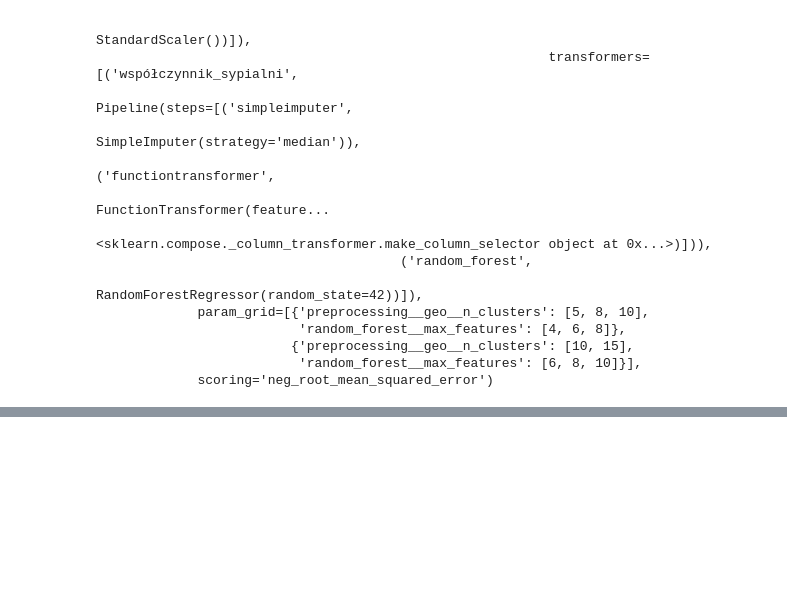
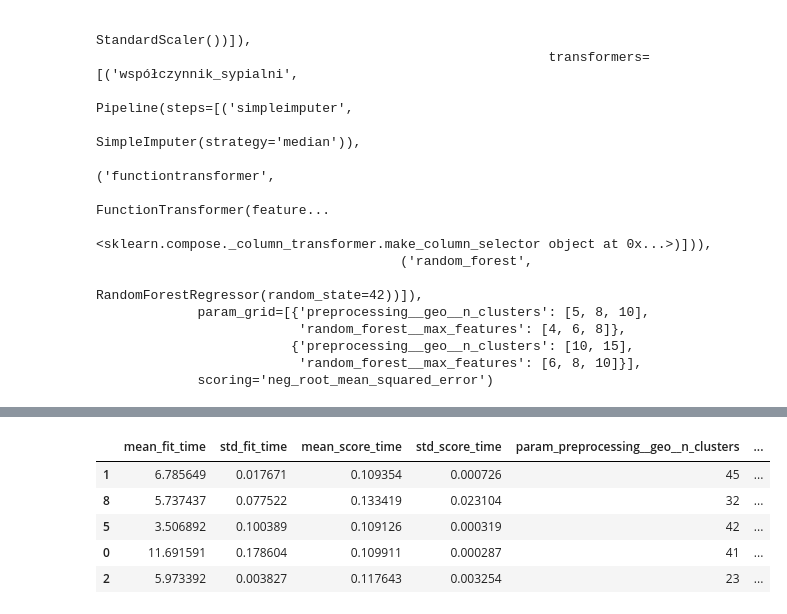
Before and after one commit to chorna111/WUM, a Jupyter notebook: notebooks/02_pierwszy_projekt_uczenia_maszynowego.ipynb, the cells around one changed output, grey strips where cells are left out. Cells and saved outputs as stored; diff of their text form; code cells hidden in the pictures; blank space fills up the shorter version.

```diff
--- a/notebooks/02_pierwszy_projekt_uczenia_maszynowego.ipynb
+++ b/notebooks/02_pierwszy_projekt_uczenia_maszynowego.ipynb
@@ -1130,0 +1170,10 @@ GridSearchCV(cv=3,
+# %%
+from sklearn.model_selection import RandomizedSearchCV
+from scipy.stats import randint
+param_distribs={'preprocessing__geo__n_clusters':randint(low=3,high=50),
+                'random_forest__max_features':randint(low=2,high=20)}
+rnd_search=RandomizedSearchCV(
+    full_pipeline,param_distributions=param_distribs,n_iter=10,cv=3,
+    scoring='neg_root_mean_squared_error',random_state=42
+)
+rnd_search.fit(X=X_train,y=Y_train)
@@ -1130,0 +1198,11 @@ GridSearchCV(cv=3,
+# %%
+cv_res=pd.DataFrame(rnd_search.cv_results_)
+cv_res.sort_values(by='rank_test_score',ascending=True,inplace=True)
+cv_res.head()
+# %% [output]
+|  | mean_fit_time | std_fit_time | mean_score_time | std_score_time | param_preprocessing__geo__n_clusters | ... |
+| 1 | 6.785649 | 0.017671 | 0.109354 | 0.000726 | 45 | ... |
+| 8 | 5.737437 | 0.077522 | 0.133419 | 0.023104 | 32 | ... |
+| 5 | 3.506892 | 0.100389 | 0.109126 | 0.000319 | 42 | ... |
+| 0 | 11.691591 | 0.178604 | 0.109911 | 0.000287 | 41 | ... |
+| 2 | 5.973392 | 0.003827 | 0.117643 | 0.003254 | 23 | ... |
```
Also changed, not shown: parts of 13 cells of this notebook.
